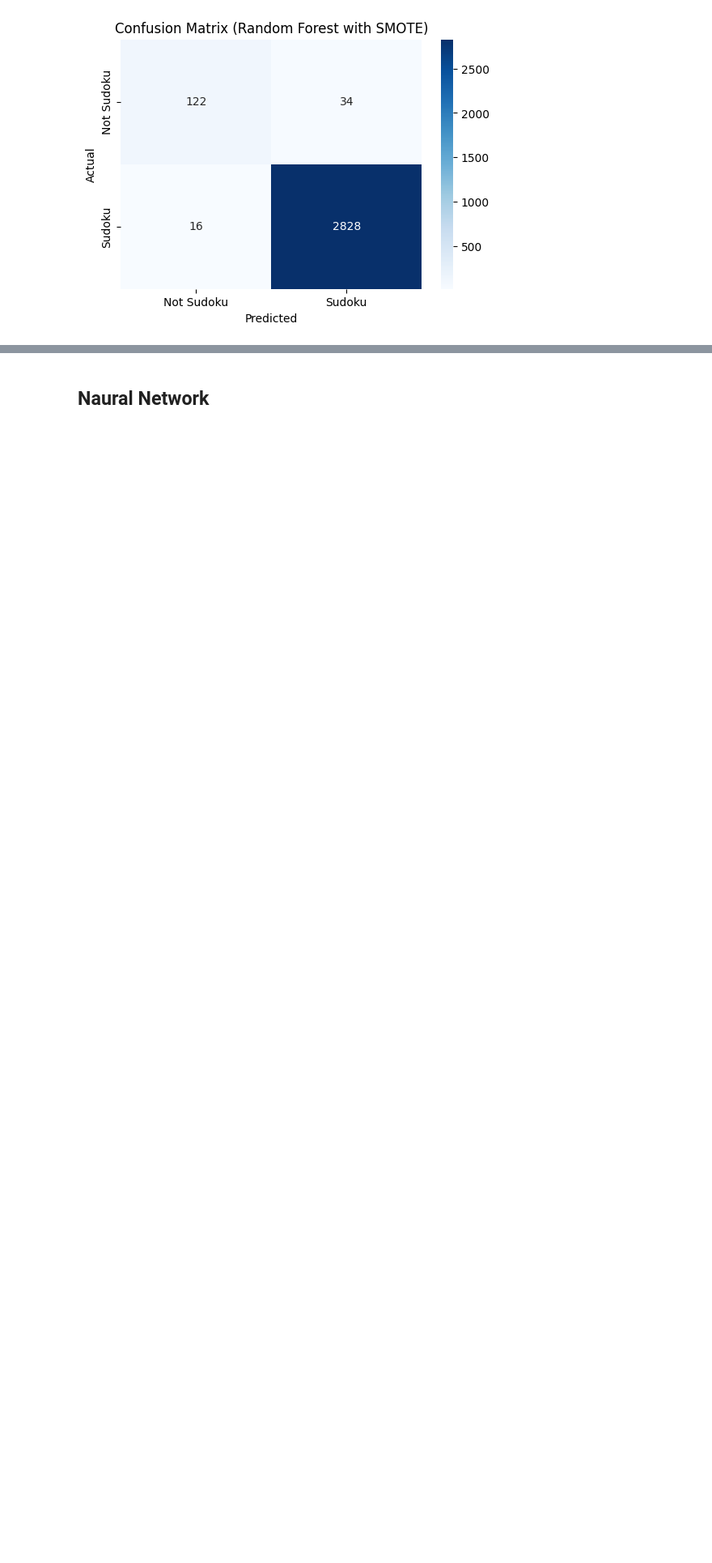
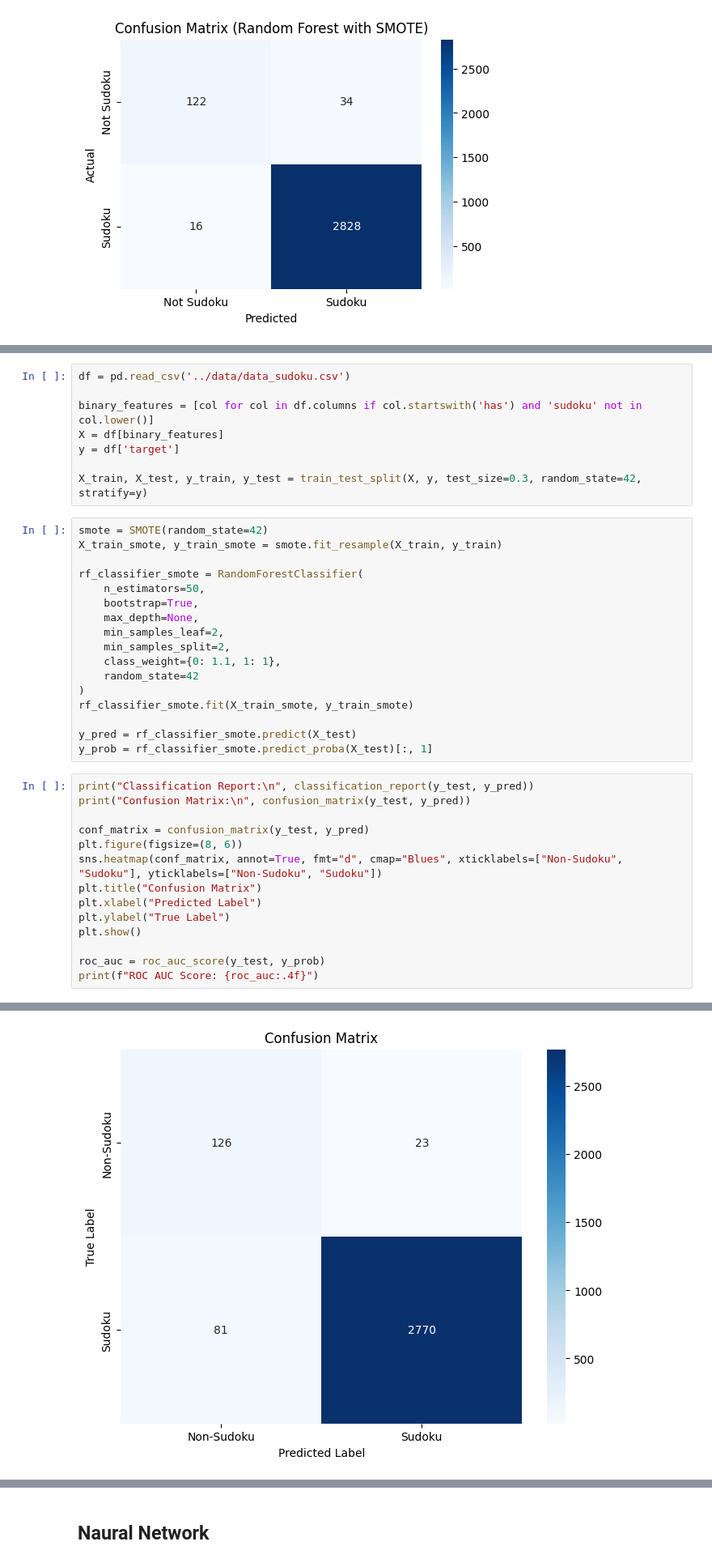
Before and after one commit to LeweLotki/sudoku_classifier, a Jupyter notebook: notebooks/training_sudoku.ipynb, the cells around one changed output, grey strips where cells are left out. Shown at 81% size. Cells and saved outputs as stored; diff of their text form; blank space fills up the shorter version.

Commit message:
training easy vs hard

```diff
--- a/notebooks/training_sudoku.ipynb
+++ b/notebooks/training_sudoku.ipynb
@@ -511,0 +520,40 @@ plt.show()
+# %%
+df = pd.read_csv('../data/data_sudoku.csv')
+
+binary_features = [col for col in df.columns if col.startswith('has') and 'sudoku' not in col.lower()]
+X = df[binary_features]
+y = df['target']
+
+X_train, X_test, y_train, y_test = train_test_split(X, y, test_size=0.3, random_state=42, stratify=y)
+# %%
+smote = SMOTE(random_state=42)
+X_train_smote, y_train_smote = smote.fit_resample(X_train, y_train)
+
+rf_classifier_smote = RandomForestClassifier(
+    n_estimators=50,
+    bootstrap=True,
+    max_depth=None,
+    min_samples_leaf=2,
+    min_samples_split=2,
+    class_weight={0: 1.1, 1: 1},
+    random_state=42
+)
+rf_classifier_smote.fit(X_train_smote, y_train_smote)
+
+y_pred = rf_classifier_smote.predict(X_test)
+y_prob = rf_classifier_smote.predict_proba(X_test)[:, 1]
+# %%
+print("Classification Report:\n", classification_report(y_test, y_pred))
+print("Confusion Matrix:\n", confusion_matrix(y_test, y_pred))
+
+conf_matrix = confusion_matrix(y_test, y_pred)
+plt.figure(figsize=(8, 6))
+sns.heatmap(conf_matrix, annot=True, fmt="d", cmap="Blues", xticklabels=["Non-Sudoku", "Sudoku"], yticklabels=["Non-Sudoku", "Sudoku"])
+plt.title("Confusion Matrix")
+plt.xlabel("Predicted Label")
+plt.ylabel("True Label")
+plt.show()
+
+roc_auc = roc_auc_score(y_test, y_prob)
+print(f"ROC AUC Score: {roc_auc:.4f}")
+# %% [output]
@@ -511,0 +573 @@ plt.show()
+[figure, added]
```
Also changed, not shown: parts of 11 cells of this notebook, 5 other files.
